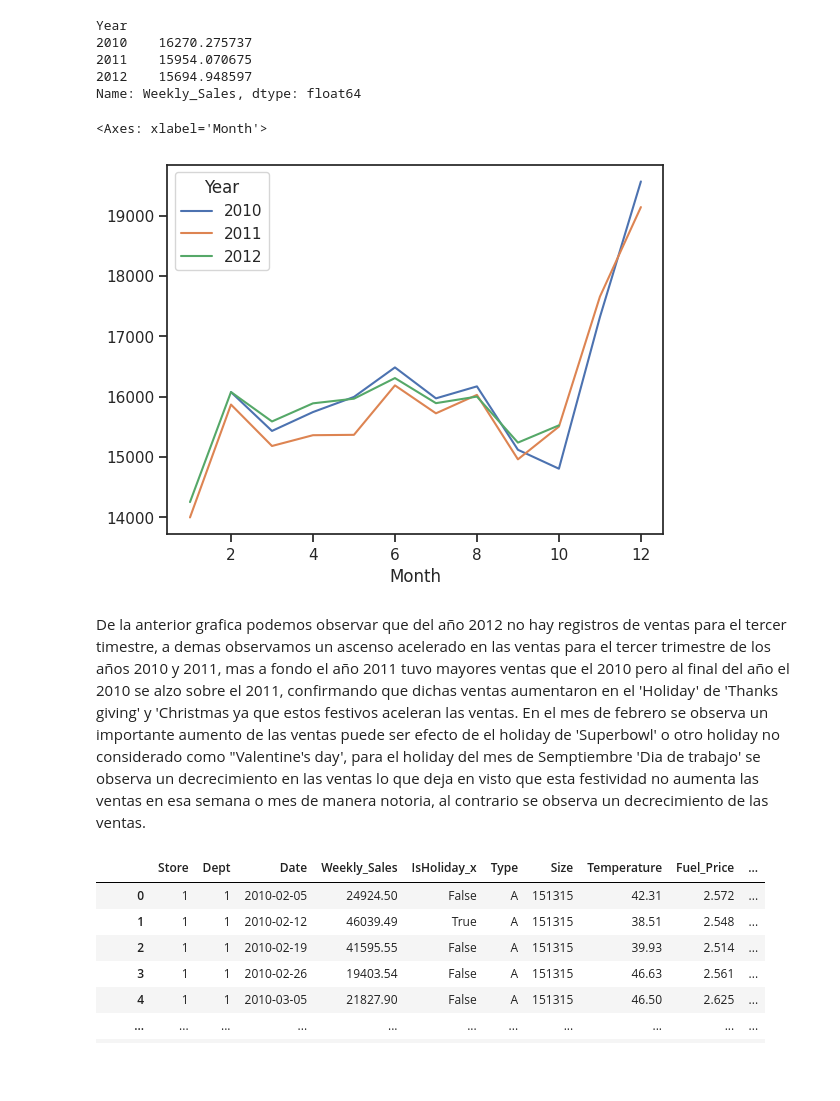
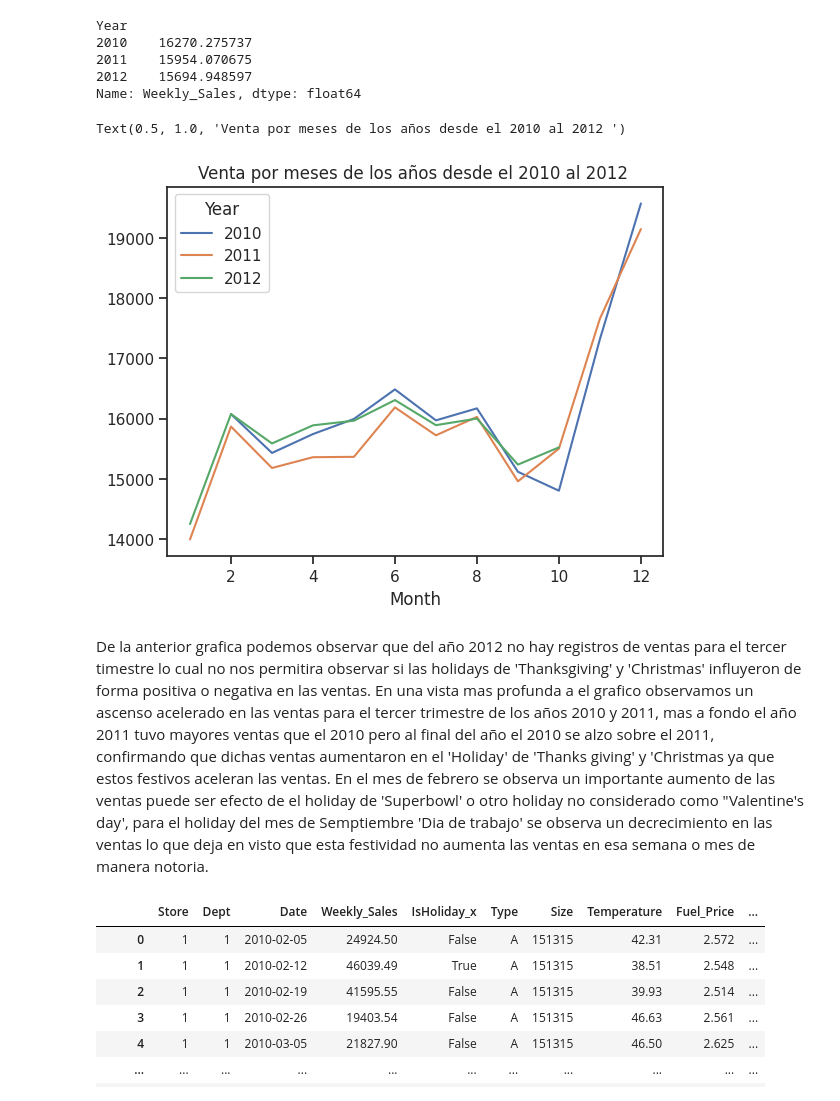
Before and after one commit to gina13mnsr/Walmart_forecasting_G8, a Jupyter notebook: codigo2.ipynb, the cells around one changed output. Cells and saved outputs as stored; diff of their text form; code cells hidden in the pictures; blank space fills up the shorter version.

```diff
--- a/codigo2.ipynb
+++ b/codigo2.ipynb
@@ -879,12 +852,13 @@ Name: Weekly_Sales, dtype: float64
 # %%
 # Graficamos las ventas por meses para los tres a#os.
 monthly_sales = pd.pivot_table(merged_data, values = "Weekly_Sales", columns = "Year", index = "Month")
 monthly_sales.plot()
+plt.title("Venta por meses de los años desde el 2010 al 2012 ")
 # %% [output]
-<Axes: xlabel='Month'>
+Text(0.5, 1.0, 'Venta por meses de los años desde el 2010 al 2012 ')
-[figure, old version]
+[figure, new version]
 # %% [markdown]
-De la anterior grafica podemos observar que del año 2012 no hay registros de ventas para el tercer timestre, a demas observamos un ascenso acelerado en las ventas para el tercer trimestre de los años 2010 y 2011, mas a fondo el año 2011 tuvo mayores ventas que el 2010 pero al final del año el 2010 se alzo sobre el 2011, confirmando que dichas ventas aumentaron en el 'Holiday' de 'Thanks giving' y 'Christmas ya que estos festivos aceleran las ventas. En el mes de febrero se observa un importante aumento de las ventas puede ser efecto de el holiday de 'Superbowl' o otro holiday no considerado como "Valentine's day', para el holiday del mes de Semptiembre 'Dia de trabajo' se observa un decrecimiento en las ventas lo que deja en visto que esta festividad no aumenta las ventas en esa semana o mes de manera notoria, al contrario se observa un decrecimiento de las ventas.
+De la anterior grafica podemos observar que del año 2012 no hay registros de ventas para el tercer timestre lo cual no nos permitira observar si las holidays de 'Thanksgiving' y 'Christmas' influyeron de forma positiva o negativa en las ventas. En una vista mas profunda a el grafico observamos un ascenso acelerado en las ventas para el tercer trimestre de los años 2010 y 2011, mas a fondo el año 2011 tuvo mayores ventas que el 2010 pero al final del año el 2010 se alzo sobre el 2011, confirmando que dichas ventas aumentaron en el 'Holiday' de 'Thanks giving' y 'Christmas ya que estos festivos aceleran las ventas. En el mes de febrero se observa un importante aumento de las ventas puede ser efecto de el holiday de 'Superbowl' o otro holiday no considerado como "Valentine's day', para el holiday del mes de Semptiembre 'Dia de trabajo' se observa un decrecimiento en las ventas lo que deja en visto que esta festividad no aumenta las ventas en esa semana o mes de manera notoria.
 # %%
 # Super Bowl boleano agregando columna
 merged_data.loc[(merged_data['Date'] == '2010-02-12')|(merged_data['Date'] == '2011-02-11')|(merged_data['Date'] == '2012-02-10'),'Super_Bowl'] = True
```
Also changed, not shown: parts of 45 cells of this notebook.
